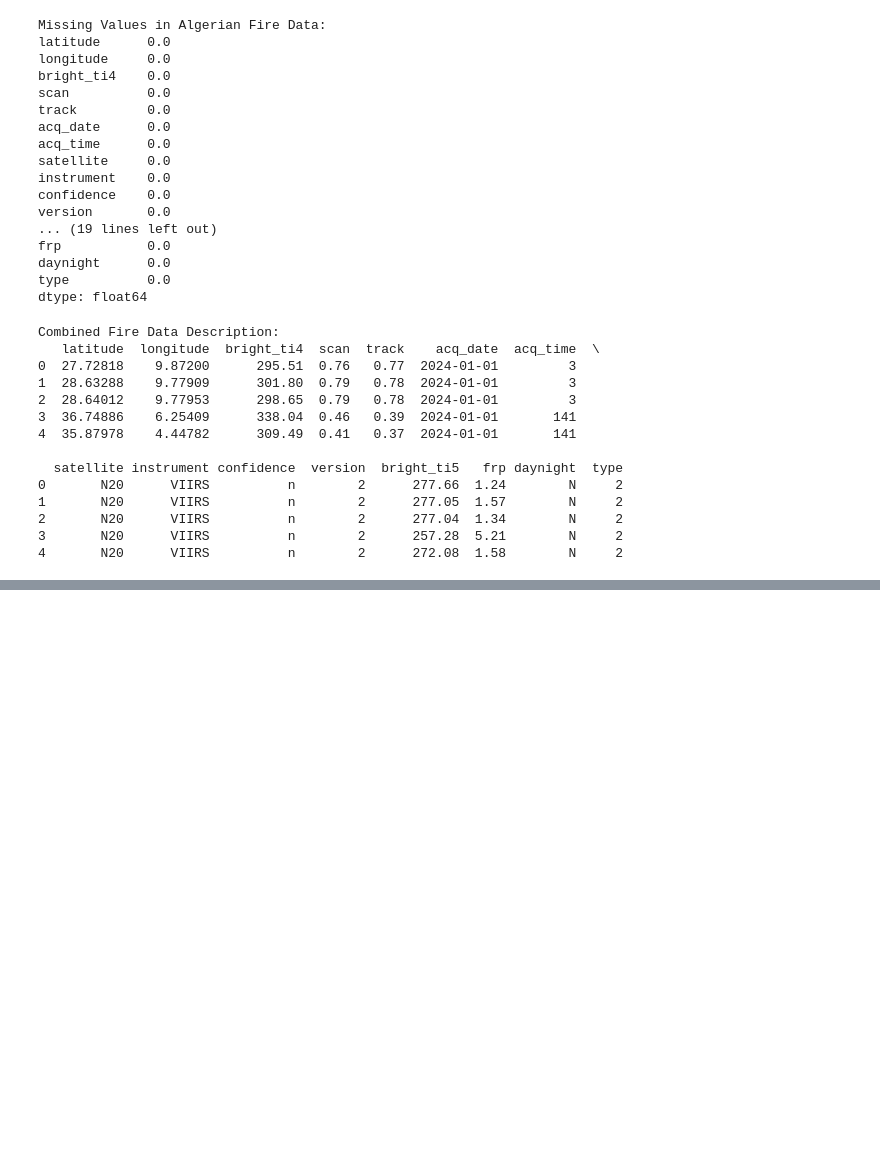
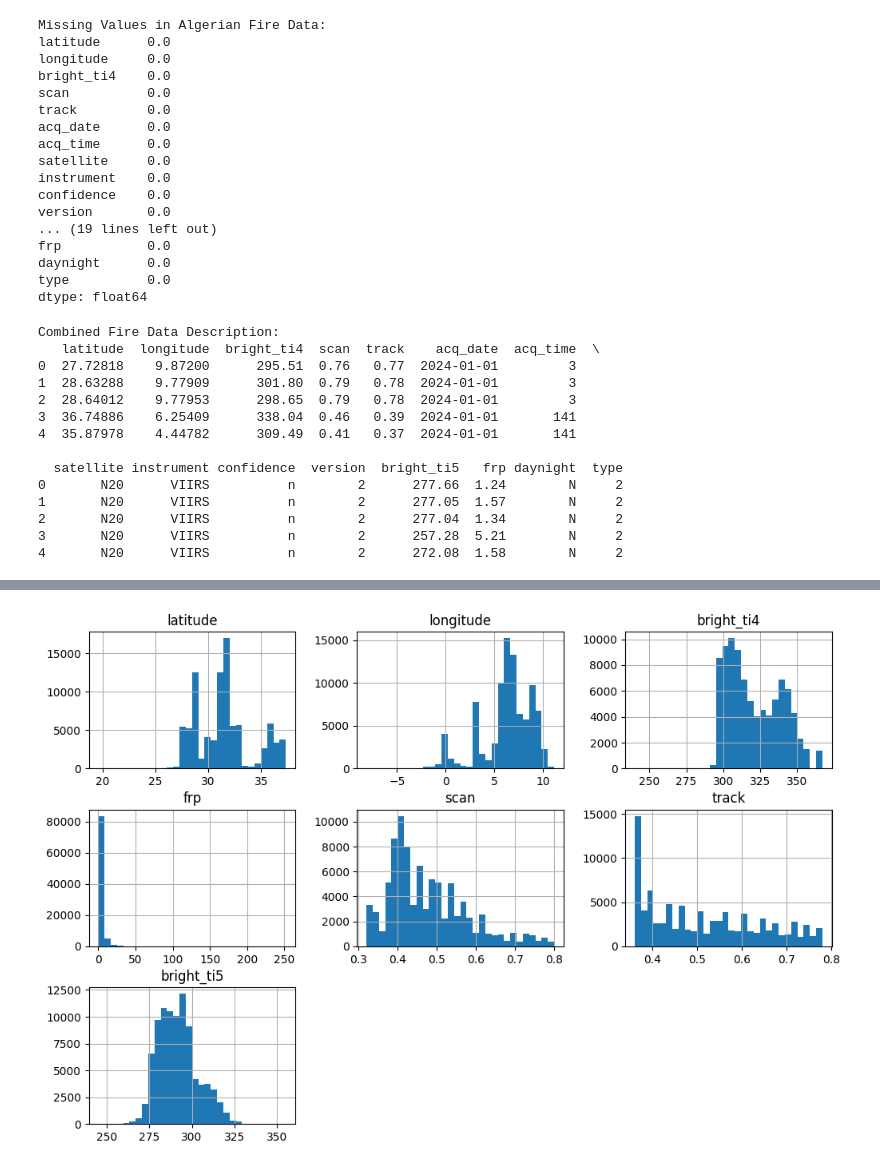
Before and after one commit to sarahmoussaoui/Fire-Detection-Data-Mining-Project, a Jupyter notebook: Code/Exploratory Analysis/Fire_Visualisation.ipynb, the cells around one changed output, grey strips where cells are left out. Drawn from its saved outputs; the diff is of its cells as text; code cells hidden in the pictures; blank space fills up the shorter version.

Commit message:
fire viz

```diff
--- a/Code/Exploratory Analysis/Fire_Visualisation.ipynb
+++ b/Code/Exploratory Analysis/Fire_Visualisation.ipynb
@@ -105,0 +239,3 @@ Combined Fire Data Description:
+# %%
+numerical_columns = ['latitude', 'longitude', 'bright_ti4', 'frp','scan', 'track', 'bright_ti5']
+time_columns = ['acq_date', 'acq_time']
@@ -105,0 +307,6 @@ Combined Fire Data Description:
+# %%
+import matplotlib.pyplot as plt
+df_fire[numerical_columns].hist(bins=30, figsize=(12,8))
+plt.show()
+# %% [output]
+[figure, added]
```
Also changed, not shown: parts of 25 cells of this notebook, 7 other files.
